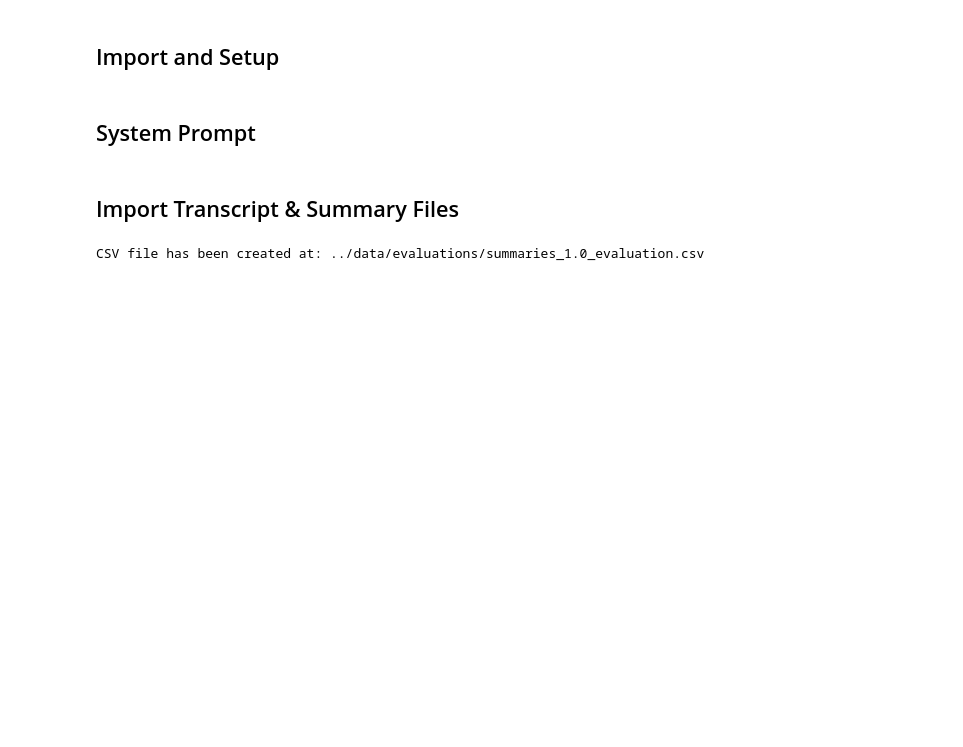
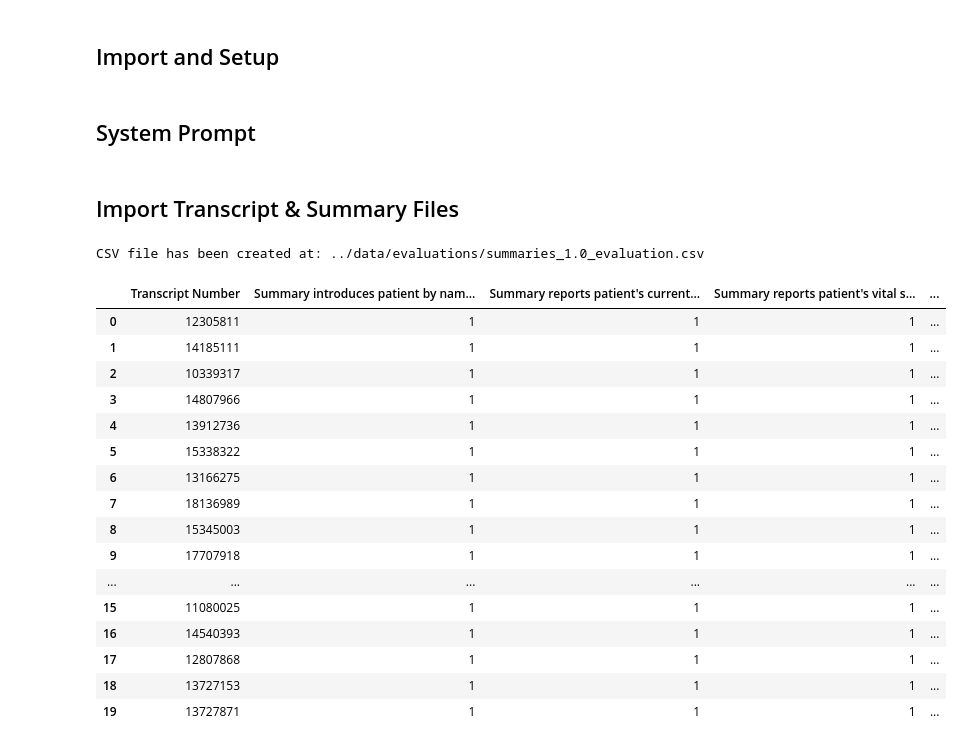
Before and after one commit to recoverycompanion/reco, a Jupyter notebook: reco_analysis/notebooks/1.0_af_llm_judge_summarization.ipynb, the cells around one changed output. Saved outputs shown, nothing was run; the diff lists cells and outputs as text; code cells hidden in the pictures; blank space fills up the shorter version.

```diff
--- a/reco_analysis/notebooks/1.0_af_llm_judge_summarization.ipynb
+++ b/reco_analysis/notebooks/1.0_af_llm_judge_summarization.ipynb
@@ -172,3 +172,27 @@ with open(csv_file_path, 'w', newline='') as csvfile:
 print(f"CSV file has been created at: {csv_file_path}")
 # %% [output]
 CSV file has been created at: ../data/evaluations/summaries_1.0_evaluation.csv
+# %%
+# viewer: open the csv file as a pandas dataframe
+import pandas as pd
+df = pd.read_csv(csv_file_path)
+
+display(df)
+# %% [output]
+|  | Transcript Number | Summary introduces patient by nam... | Summary reports patient's current... | Summary reports patient's vital s... | ... |
+| 0 | 12305811 | 1 | 1 | 1 | ... |
+| 1 | 14185111 | 1 | 1 | 1 | ... |
+| 2 | 10339317 | 1 | 1 | 1 | ... |
+| 3 | 14807966 | 1 | 1 | 1 | ... |
+| 4 | 13912736 | 1 | 1 | 1 | ... |
+| 5 | 15338322 | 1 | 1 | 1 | ... |
+| 6 | 13166275 | 1 | 1 | 1 | ... |
+| 7 | 18136989 | 1 | 1 | 1 | ... |
+| 8 | 15345003 | 1 | 1 | 1 | ... |
+| 9 | 17707918 | 1 | 1 | 1 | ... |
+| ... | ... | ... | ... | ... | ... |
+| 15 | 11080025 | 1 | 1 | 1 | ... |
+| 16 | 14540393 | 1 | 1 | 1 | ... |
+| 17 | 12807868 | 1 | 1 | 1 | ... |
+| 18 | 13727153 | 1 | 1 | 1 | ... |
+| 19 | 13727871 | 1 | 1 | 1 | ... |
```
Also changed, not shown: 4 other files.
